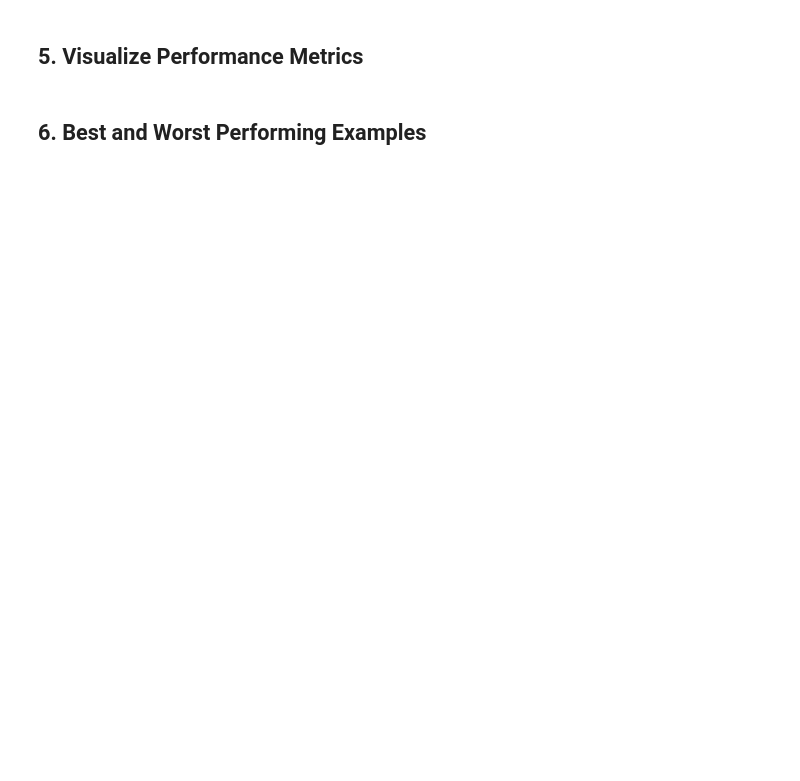
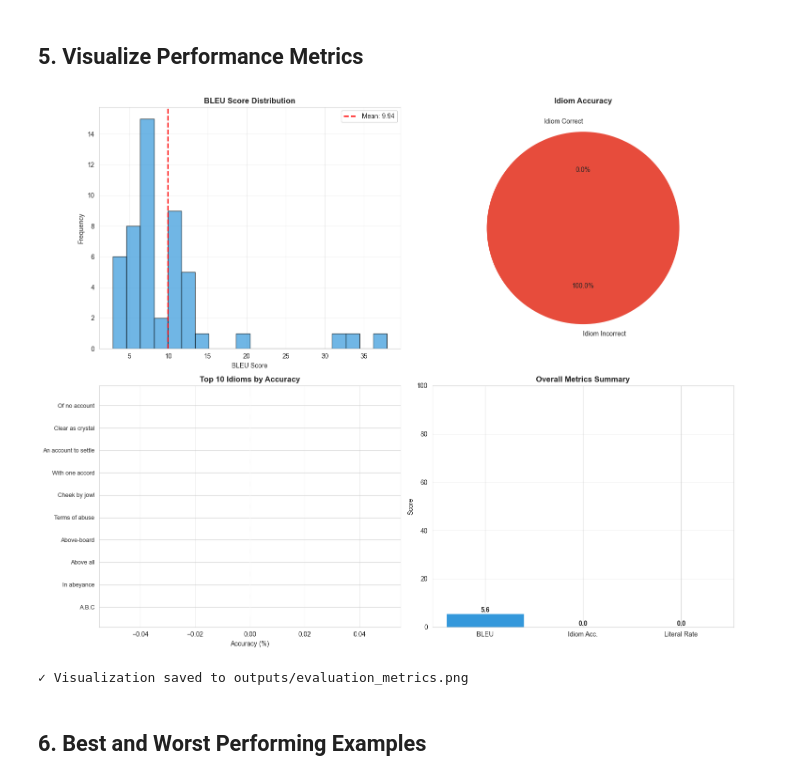
Before and after one commit to DeshanSamarathunga2001/idiom3.0, a Jupyter notebook: notebooks/05_evaluation.ipynb, the cells around one changed output. Cells and saved outputs as stored; diff of their text form; code cells hidden in the pictures; blank space fills up the shorter version.

```diff
--- a/notebooks/05_evaluation.ipynb
+++ b/notebooks/05_evaluation.ipynb
@@ -35,6 +54,9 @@ print("✓ Imports successful")
 # %%
-# Load configuration
-config = load_config('../config/training_config.yaml')
+from trainer import load_config
+import json
+
+# Load configuration (no ../ needed!)
+config = load_config('config/training_config.yaml')
 
 # Load test data
 with open(config['data']['test_json'], 'r', encoding='utf-8') as f:
@@ -51,3 +73,5 @@ print(f"Loaded {len(test_data)} test examples")
 print(f"Loaded {len(predictions)} predictions")
 
 assert len(test_data) == len(predictions), "Mismatch between test data and predictions!"
+
+print("\n✓ Data loaded successfully")
@@ -108,6 +188,10 @@ detailed_results[['idiom_en', 'bleu', 'idiom_correct']].head(10)
 # %% [markdown]
 ## 5. Visualize Performance Metrics
 # %%
+import matplotlib.pyplot as plt
+import pandas as pd
+import os
+
 # Create comprehensive visualization
 fig, axes = plt.subplots(2, 2, figsize=(15, 12))
 
@@ -152,34 +236,40 @@ axes[1, 0].set_title('Top 10 Idioms by Accuracy', fontsize=12, fontweight='bold'
 axes[1, 0].grid(True, alpha=0.3, axis='x')
 
 # 4. Overall Metrics Summary
 metrics_summary = pd.DataFrame({
     'Metric': ['BLEU', 'Idiom Acc.', 'Literal Rate'],
     'Score': [
         metrics['overall_bleu'],
         metrics['idiom_accuracy'],
         metrics['literal_translation_rate']
     ]
 })
 
 bars = axes[1, 1].bar(metrics_summary['Metric'], metrics_summary['Score'],
                        color=['#3498db', '#2ecc71', '#e67e22'])
 axes[1, 1].set_title('Overall Metrics Summary', fontsize=12, fontweight='bold')
 axes[1, 1].set_ylabel('Score')
 axes[1, 1].set_ylim(0, 100)
 axes[1, 1].grid(True, alpha=0.3, axis='y')
 
 # Add value labels on bars
 for bar in bars:
     height = bar.get_height()
     axes[1, 1].text(bar.get_x() + bar.get_width()/2., height,
                     f'{height:.1f}',
                     ha='center', va='bottom', fontweight='bold')
 
 plt.tight_layout()
-plt.savefig('../outputs/evaluation_metrics.png', dpi=150, bbox_inches='tight')
+
+# Create output directory and save (NO ../ !)
+os.makedirs('outputs', exist_ok=True)
+plt.savefig('outputs/evaluation_metrics.png', dpi=150, bbox_inches='tight')
 plt.show()
 
 print("✓ Visualization saved to outputs/evaluation_metrics.png")
+# %% [output]
+[figure, added]
+✓ Visualization saved to outputs/evaluation_metrics.png
 # %% [markdown]
 ## 6. Best and Worst Performing Examples
 # %%
```
Also changed, not shown: parts of 10 cells of this notebook, 13 other files.
